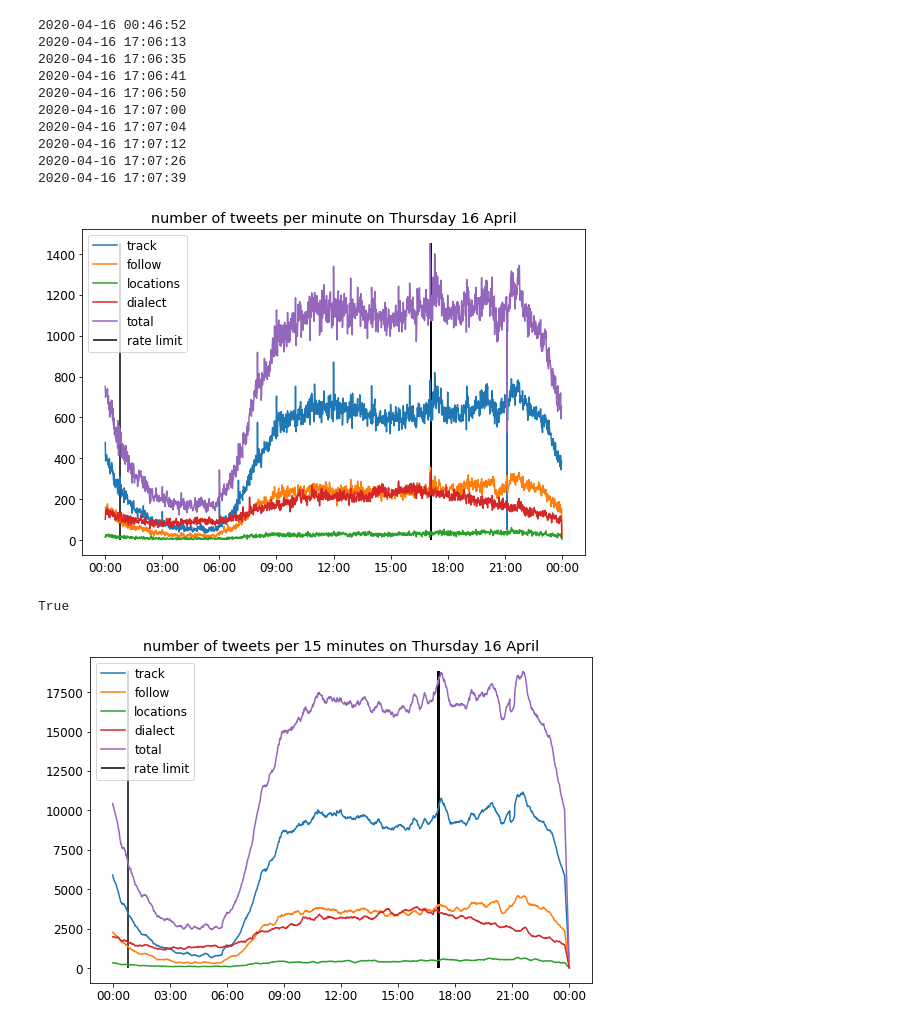
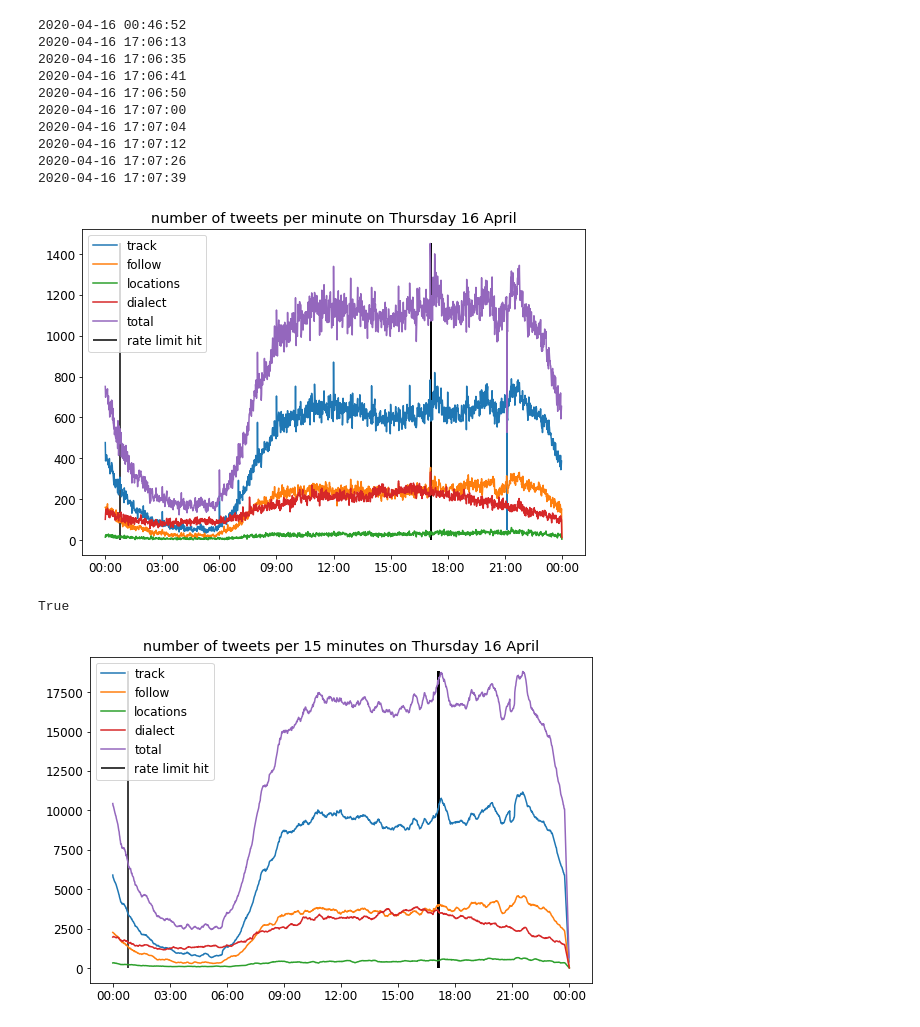
Before and after one commit to puregome/notebooks, a Jupyter notebook: rate-limit-checks.ipynb, the cells around one changed output. Cells and saved outputs as stored; diff of their text form; code cells hidden in the pictures.

Commit message:
renamed rate in legend

```diff
--- a/rate-limit-checks.ipynb
+++ b/rate-limit-checks.ipynb
@@ -31,6 +31,7 @@ FOLLOW = "follow"
 LOCATIONS = "locations"
 DIALECT = "dialect"
 TOTAL = "total"
+RATELIMITHIT = "rate limit hit"
 STREAMS = [TRACK,FOLLOW,LOCATIONS,DIALECT]
 
 counts = {}
@@ -52,31 +53,31 @@ for minute in counts[TRACK].keys():
 # %%
 from library import stringArrayToDates
 import matplotlib
 import matplotlib.pyplot as plt
 import matplotlib.dates as mdates
 
 font = {"size":12}
 matplotlib.rc("font",**font)
 myFmt = mdates.DateFormatter('%H:%M')
 
 DATEFORMAT = "%Y%m%d%H%M"
 
 plt.figure(figsize=(9,6))
 ax1 = plt.subplot(111)
 ax1.xaxis.set_major_formatter(myFmt)
 ax1.plot_date(stringArrayToDates(counts[TRACK].keys(),dateFormat=DATEFORMAT),list(counts[TRACK].values()),xdate=True,fmt="-",label=TRACK)
 ax1.plot_date(stringArrayToDates(counts[FOLLOW].keys(),dateFormat=DATEFORMAT),list(counts[FOLLOW].values()),xdate=True,fmt="-",label=FOLLOW)
 ax1.plot_date(stringArrayToDates(counts[LOCATIONS].keys(),dateFormat=DATEFORMAT),list(counts[LOCATIONS].values()),xdate=True,fmt="-",label=LOCATIONS)
 ax1.plot_date(stringArrayToDates(counts[DIALECT].keys(),dateFormat=DATEFORMAT),list(counts[DIALECT].values()),xdate=True,fmt="-",label=DIALECT)
 ax1.plot_date(stringArrayToDates(counts[TOTAL].keys(),dateFormat=DATEFORMAT),list(counts[TOTAL].values()),xdate=True,fmt="-",label=TOTAL)
 ax1.legend()
 for i in range(0,len(RATELIMITHITS)):
-    plt.vlines(datetime.fromtimestamp(int(RATELIMITHITS[i][0:10])),0,max(counts[TOTAL].values()),label="rate limit" if i == 0 else "")
+    plt.vlines(datetime.fromtimestamp(int(RATELIMITHITS[i][0:10])),0,max(counts[TOTAL].values()),label=RATELIMITHIT if i == 0 else "")
 plt.title("number of tweets per minute on Thursday 16 April")
 ax1.legend()
 plt.show()
 # %% [output]
-[figure, old version]
+[figure, new version]
 # %%
 def aggregate(countsIn,number):
     countsOut = {}
@@ -103,9 +104,9 @@ ax2.plot_date(stringArrayToDates(counts[LOCATIONS].keys(),dateFormat=DATEFORMAT)
 ax2.plot_date(stringArrayToDates(counts[DIALECT].keys(),dateFormat=DATEFORMAT),list(aggregate(counts[DIALECT],MINS).values()),xdate=True,fmt="-",label=DIALECT)
 ax2.plot_date(stringArrayToDates(counts[TOTAL].keys(),dateFormat=DATEFORMAT),list(aggregate(counts[TOTAL],MINS).values()),xdate=True,fmt="-",label=TOTAL)
 for i in range(0,len(RATELIMITHITS)):
-    plt.vlines(datetime.fromtimestamp(int(RATELIMITHITS[i][0:10])),0,max(list(aggregate(counts[TOTAL],MINS).values())),label="rate limit" if i == 0 else "")
+    plt.vlines(datetime.fromtimestamp(int(RATELIMITHITS[i][0:10])),0,max(list(aggregate(counts[TOTAL],MINS).values())),label=RATELIMITHIT if i == 0 else "")
 plt.title("number of tweets per "+str(MINS)+" minutes on Thursday 16 April")
 ax2.legend()
 plt.show()
 # %% [output]
-[figure, old version]
+[figure, new version]
```
